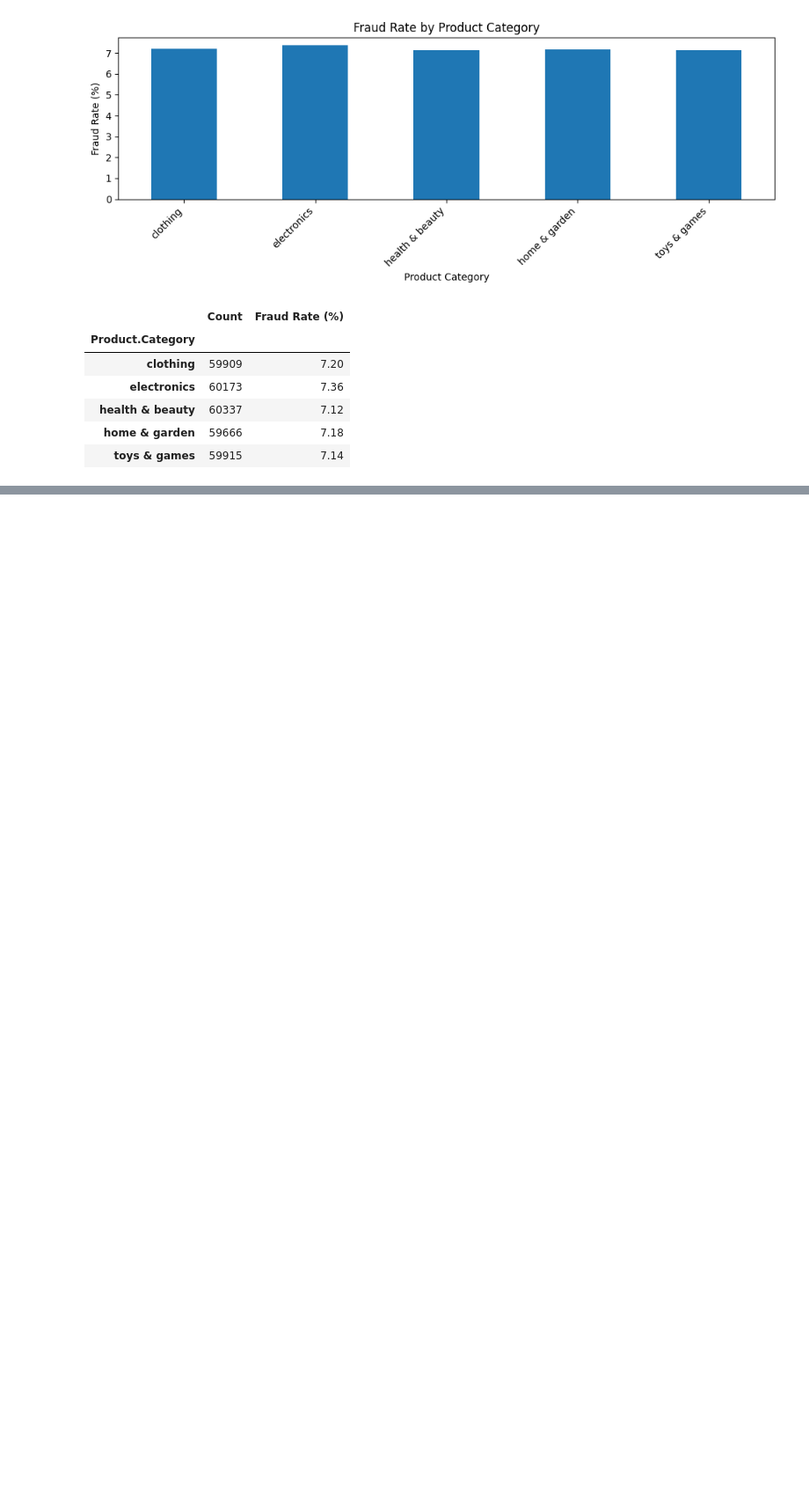
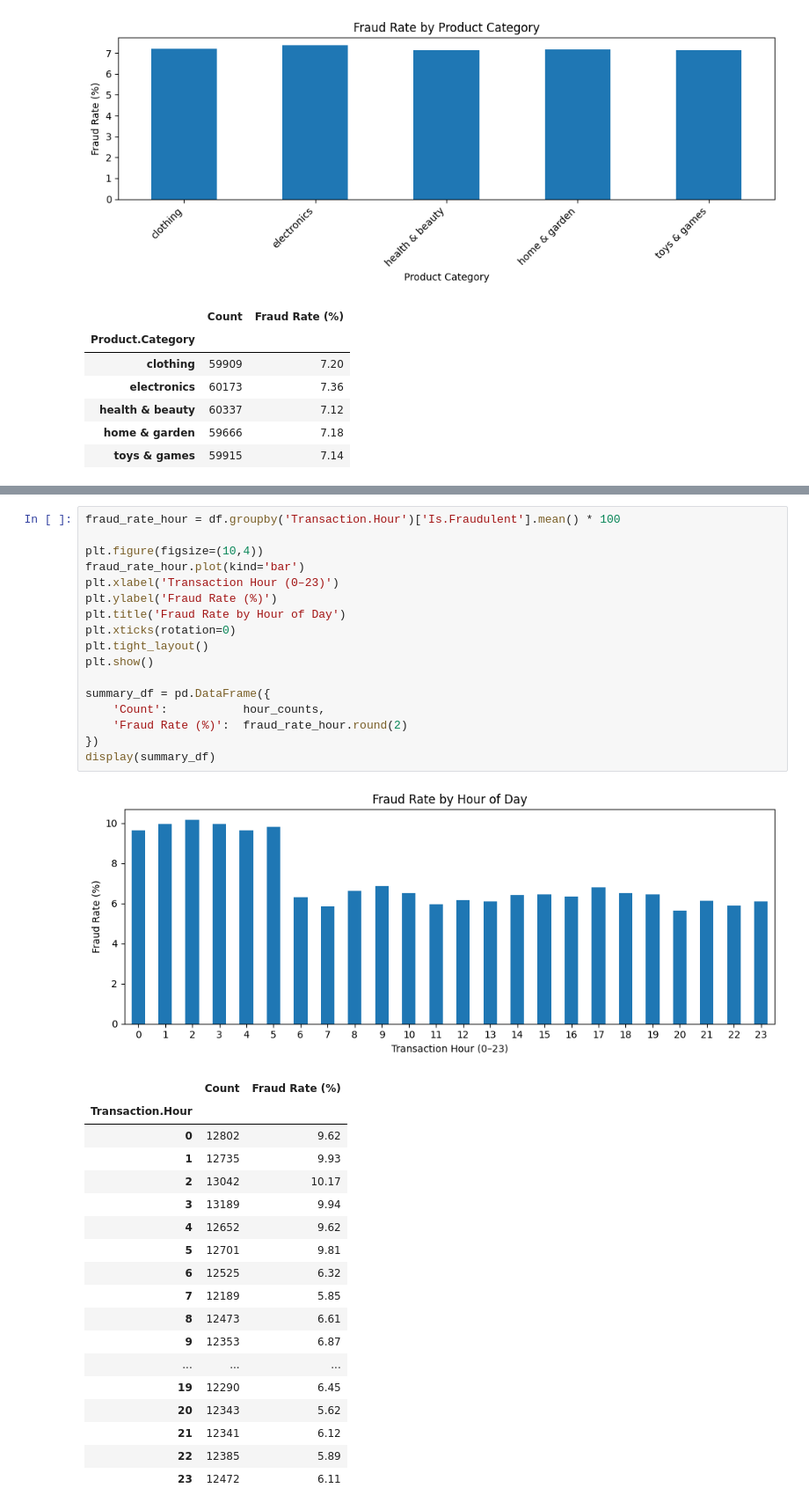
Before and after one commit to joaopcastro710/Proj_AI, a Jupyter notebook: Project 2/Proj2.ipynb, the cells around one changed output, grey strips where cells are left out. Shown at 88% size. Drawn from its saved outputs; the diff is of its cells as text; blank space fills up the shorter version.

```diff
--- a/Project 2/Proj2.ipynb
+++ b/Project 2/Proj2.ipynb
@@ -582,0 +649,37 @@ display(summary_df)
+# %%
+fraud_rate_hour = df.groupby('Transaction.Hour')['Is.Fraudulent'].mean() * 100
+
+plt.figure(figsize=(10,4))
+fraud_rate_hour.plot(kind='bar')
+plt.xlabel('Transaction Hour (0–23)')
+plt.ylabel('Fraud Rate (%)')
+plt.title('Fraud Rate by Hour of Day')
+plt.xticks(rotation=0)
+plt.tight_layout()
+plt.show()
+
+summary_df = pd.DataFrame({
+    'Count':           hour_counts,
+    'Fraud Rate (%)':  fraud_rate_hour.round(2)
+})
+display(summary_df)
+# %% [output]
+[figure, added]
+|  | Count | Fraud Rate (%) |
+| Transaction.Hour |  |  |
+| 0 | 12802 | 9.62 |
+| 1 | 12735 | 9.93 |
+| 2 | 13042 | 10.17 |
+| 3 | 13189 | 9.94 |
+| 4 | 12652 | 9.62 |
+| 5 | 12701 | 9.81 |
+| 6 | 12525 | 6.32 |
+| 7 | 12189 | 5.85 |
+| 8 | 12473 | 6.61 |
+| 9 | 12353 | 6.87 |
+| ... | ... | ... |
+| 19 | 12290 | 6.45 |
+| 20 | 12343 | 5.62 |
+| 21 | 12341 | 6.12 |
+| 22 | 12385 | 5.89 |
+| 23 | 12472 | 6.11 |
```
Also changed, not shown: parts of 35 cells of this notebook.
